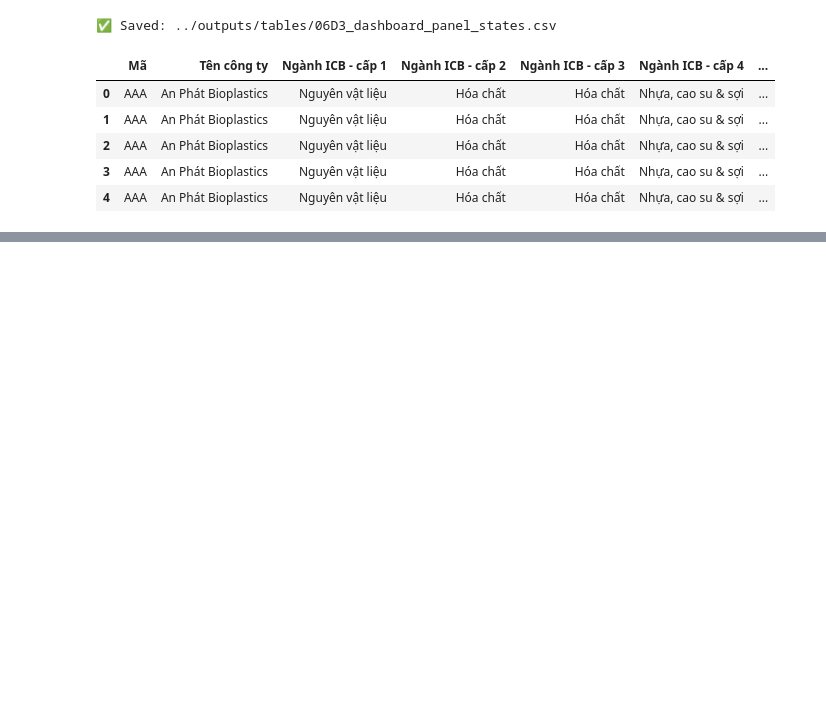
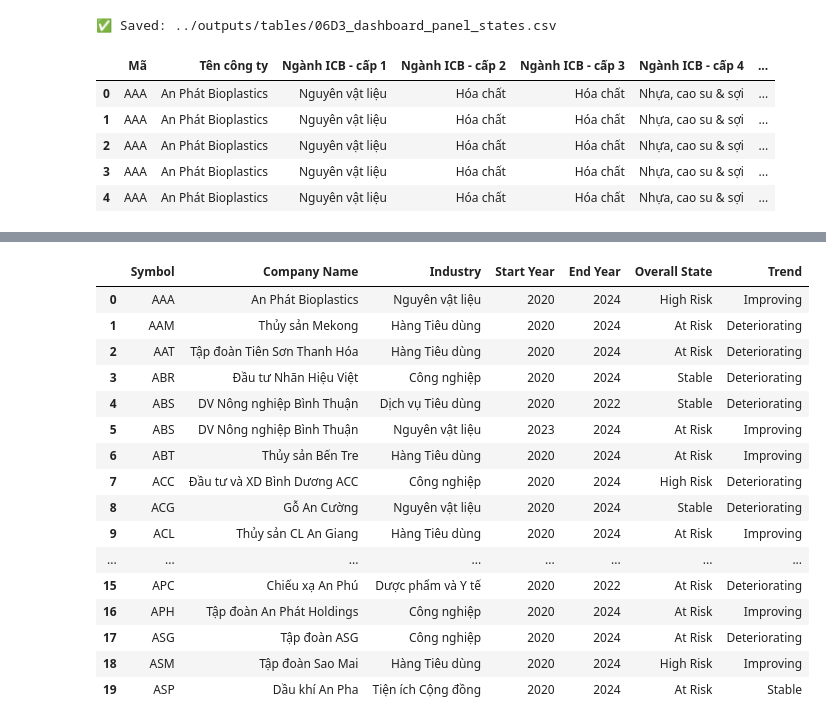
Before and after one commit to duyendm22414/FINANCIAL-STATE-TRACKER, a Jupyter notebook: notebooks/06_state_transition.ipynb, the cells around one changed output, grey strips where cells are left out. Cells and saved outputs as stored; diff of their text form; code cells hidden in the pictures; blank space fills up the shorter version.

```diff
--- a/notebooks/06_state_transition.ipynb
+++ b/notebooks/06_state_transition.ipynb
@@ -349,0 +430,80 @@ panel.head()
+# %%
+# =============================
+# TABLE 6: Corporate financial state during 2020–2024
+# =============================
+import os
+import numpy as np
+import pandas as pd
+
+OUT_DIR = "../outputs/tables"
+os.makedirs(OUT_DIR, exist_ok=True)
+
+STATE_ORDER = ["High_Risk", "At_Risk", "Stable", "Healthy"]
+state_rank = {s: i for i, s in enumerate(STATE_ORDER)}
+
+def overall_state_from_mean_pass_ratio(x):
+    if pd.isna(x):
+        return np.nan
+    if x < 0.25:
+        return "At Risk" if False else "High Risk"   # giữ nguyên logic của bạn
+    if x < 0.50:
+        return "At Risk"
+    if x < 0.75:
+        return "Stable"
+    return "Healthy"
+
+def trend_from_states(states):
+    ranks = [state_rank.get(s, np.nan) for s in states]
+    if any(pd.isna(r) for r in ranks) or len(ranks) < 2:
+        return np.nan
+    delta = ranks[-1] - ranks[0]
+    if delta > 0:
+        return "Improving"
+    if delta < 0:
+        return "Deteriorating"
+    return "Stable"
+
+# IMPORTANT: dùng df_state đã có sẵn từ đoạn trên (đã gồm Pass_Ratio + Financial_State_Rule)
+# df_state = ... (đang có ở notebook của bạn)
+
+rows = []
+group_cols = ["Mã", "Tên công ty", "Ngành ICB - cấp 1"]
+
+for (ticker, name, industry), g in df_state.groupby(group_cols):
+    g = g.sort_values("Năm")
+
+    start_year = int(g["Năm"].min())
+    end_year   = int(g["Năm"].max())
+
+    mean_pass = pd.to_numeric(g["Pass_Ratio"], errors="coerce").mean(skipna=True)
+    overall_state = overall_state_from_mean_pass_ratio(mean_pass)
+
+    states = g["Financial_State_Rule"].tolist()
+    trend = trend_from_states(states)
+
+    rows.append({
+        "Symbol": ticker,
+        "Company Name": name,
+        "Industry": industry,
+        "Start Year": start_year,
+        "End Year": end_year,
+        "Overall State": overall_state,
+        "Trend": trend
+    })
+
+table6 = pd.DataFrame(rows)
+
+# ====== SORT OPTIONS (chọn 1) ======
+# Option A: Sort toàn bảng theo Symbol (giống kiểu “bảng danh sách”)
+table6 = table6.sort_values(["Symbol"]).reset_index(drop=True)
+
+# Option B: Nếu bạn muốn group theo Industry nhưng vẫn giữ Symbol tăng dần trong mỗi ngành
+# table6 = table6.sort_values(["Industry", "Symbol"]).reset_index(drop=True)
+
+# ===================================
+table6_path = os.path.join(OUT_DIR, "06B_table6_corporate_financial_state_2020_2024.csv")
+table6.to_csv(table6_path, index=False, encoding="utf-8-sig")
+print("✅ Saved Table 6:", table6_path)
+
+table6.head(20)
+# %% [output]
@@ -349,0 +511,17 @@ panel.head()
+|  | Symbol | Company Name | Industry | Start Year | End Year | Overall State | Trend |
+| 0 | AAA | An Phát Bioplastics | Nguyên vật liệu | 2020 | 2024 | High Risk | Improving |
+| 1 | AAM | Thủy sản Mekong | Hàng Tiêu dùng | 2020 | 2024 | At Risk | Deteriorating |
+| 2 | AAT | Tập đoàn Tiên Sơn Thanh Hóa | Hàng Tiêu dùng | 2020 | 2024 | At Risk | Deteriorating |
+| 3 | ABR | Đầu tư Nhãn Hiệu Việt | Công nghiệp | 2020 | 2024 | Stable | Deteriorating |
+| 4 | ABS | DV Nông nghiệp Bình Thuận | Dịch vụ Tiêu dùng | 2020 | 2022 | Stable | Deteriorating |
+| 5 | ABS | DV Nông nghiệp Bình Thuận | Nguyên vật liệu | 2023 | 2024 | At Risk | Improving |
+| 6 | ABT | Thủy sản Bến Tre | Hàng Tiêu dùng | 2020 | 2024 | At Risk | Improving |
+| 7 | ACC | Đầu tư và XD Bình Dương ACC | Công nghiệp | 2020 | 2024 | High Risk | Deteriorating |
+| 8 | ACG | Gỗ An Cường | Nguyên vật liệu | 2020 | 2024 | Stable | Deteriorating |
+| 9 | ACL | Thủy sản CL An Giang | Hàng Tiêu dùng | 2020 | 2024 | At Risk | Improving |
+| ... | ... | ... | ... | ... | ... | ... | ... |
+| 15 | APC | Chiếu xạ An Phú | Dược phẩm và Y tế | 2020 | 2022 | At Risk | Deteriorating |
+| 16 | APH | Tập đoàn An Phát Holdings | Công nghiệp | 2020 | 2024 | At Risk | Improving |
+| 17 | ASG | Tập đoàn ASG | Công nghiệp | 2020 | 2024 | At Risk | Deteriorating |
+| 18 | ASM | Tập đoàn Sao Mai | Hàng Tiêu dùng | 2020 | 2024 | High Risk | Improving |
+| 19 | ASP | Dầu khí An Pha | Tiện ích Cộng đồng | 2020 | 2024 | At Risk | Stable |
```
Also changed, not shown: parts of 9 cells of this notebook, 34 other files.
